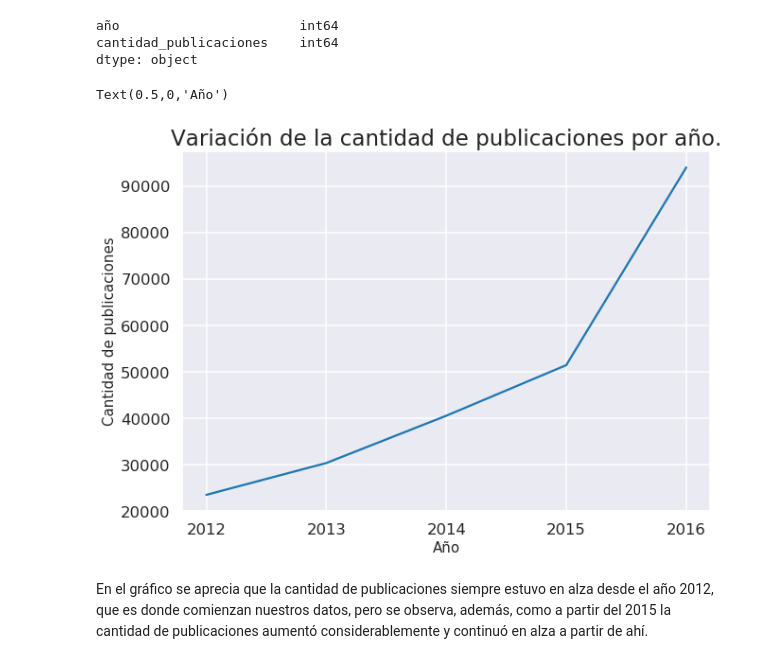
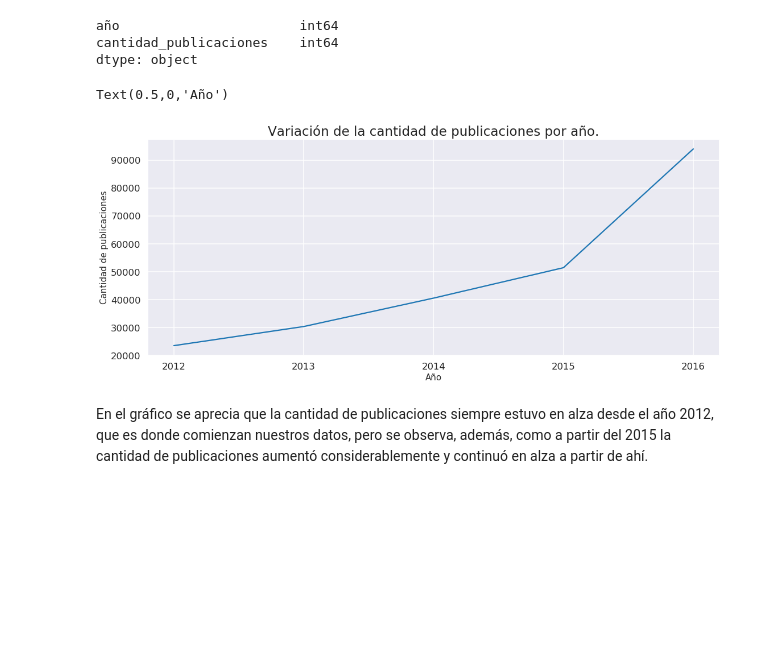
Before and after one commit to luctiz/Grupo43-TP1, a Jupyter notebook: AnalisisTemporales.ipynb, the cells around one changed output. Cells and saved outputs as stored; diff of their text form; code cells hidden in the pictures; blank space fills up the shorter version.

```diff
--- a/AnalisisTemporales.ipynb
+++ b/AnalisisTemporales.ipynb
@@ -114,17 +114,17 @@ año                       int64
 cantidad_publicaciones    int64
 dtype: object
 # %%
-plt.figure(figsize = (10,7))
+plt.figure(figsize = (18,7))
 sns.set_style("darkgrid")
 sns.set_context("talk")
 pubsXanio = sns.lineplot(data = dataXanio, x = 'año', y = 'cantidad_publicaciones', palette = 'Set1')
 pubsXanio.set_xticks([2012, 2013, 2014, 2015, 2016])
 pubsXanio.set_title('Variación de la cantidad de publicaciones por año.', fontsize =  23)
 pubsXanio.set_ylabel('Cantidad de publicaciones', fontsize = 15)
 pubsXanio.set_xlabel('Año', fontsize = 15)
 # %% [output]
 Text(0.5,0,'Año')
-[figure, old version]
+[figure, new version]
 # %% [markdown]
 En el gráfico se aprecia que la cantidad de publicaciones siempre estuvo en alza desde el año 2012, que es donde comienzan nuestros datos, pero se observa, además, como a partir del 2015 la cantidad de publicaciones aumentó considerablemente y continuó en alza a partir de ahí.
 # %% [markdown]
```
Also changed, not shown: parts of 21 cells of this notebook.
